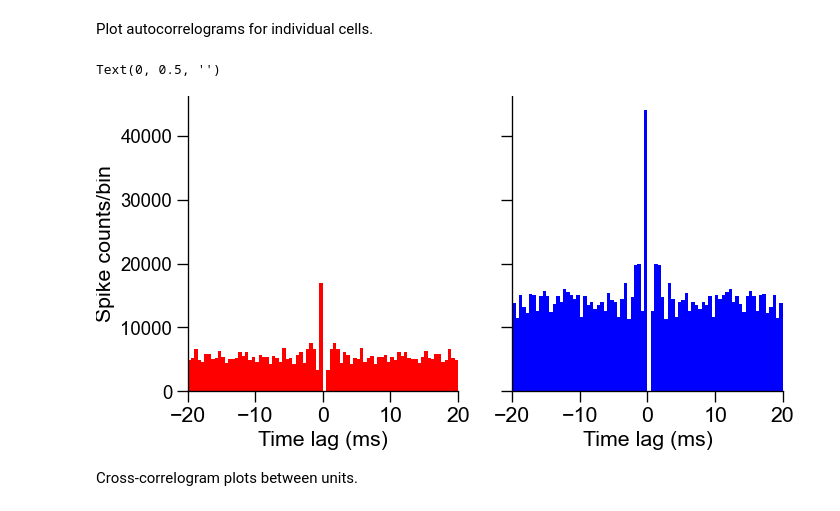
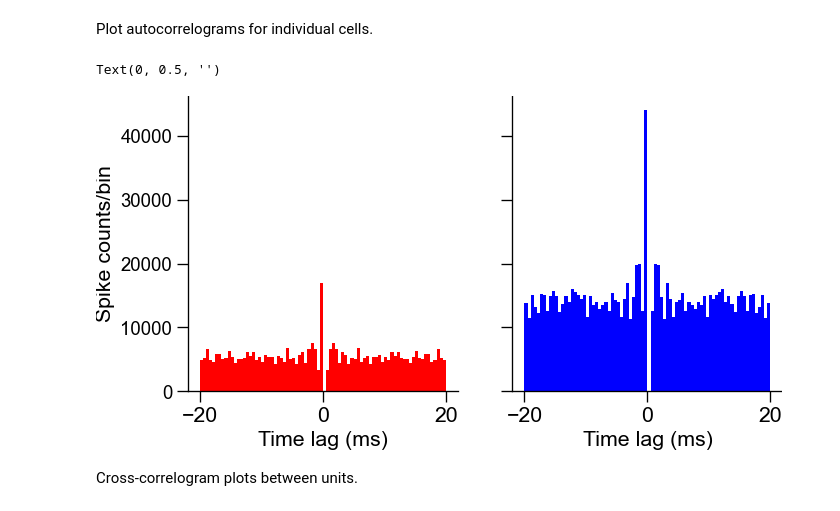
Before and after one commit to mzabolocki/SynaptiConn, a Jupyter notebook: examples/plots/plot_spiketrains.ipynb, the cells around one changed output. Cells and saved outputs as stored; diff of their text form; code cells hidden in the pictures.

```diff
--- a/examples/plots/plot_spiketrains.ipynb
+++ b/examples/plots/plot_spiketrains.ipynb
@@ -49,19 +49,19 @@ Plot autocorrelograms for individual cells.
 # %%
 fig, ax = plt.subplots(1, 2, figsize=(8, 4), sharey=True, sharex=True)
 
 # bin parameters
 bin_size_ms = 0.5
-max_lag_ms = 100
+max_lag_ms = 20
 
 spike_train_1 = all_units['unit_t'][0][0].flatten()  # in milliseconds
 plot_acg(spike_train_1, bin_size_ms, max_lag_ms, color='red', ax=ax[0], labels=True)
 
 spike_train_2 = all_units['unit_t'][0][10].flatten()  # in milliseconds
 plot_acg(spike_train_2, bin_size_ms, max_lag_ms, color='blue', ax=ax[1], labels=True)
 ax[1].set_ylabel('')
 # %% [output]
 Text(0, 0.5, '')
-[figure, old version]
+[figure, new version]
 # %% [markdown]
 Cross-correlogram plots between units.
 # %%
```
Also changed, not shown: 1 other file.
